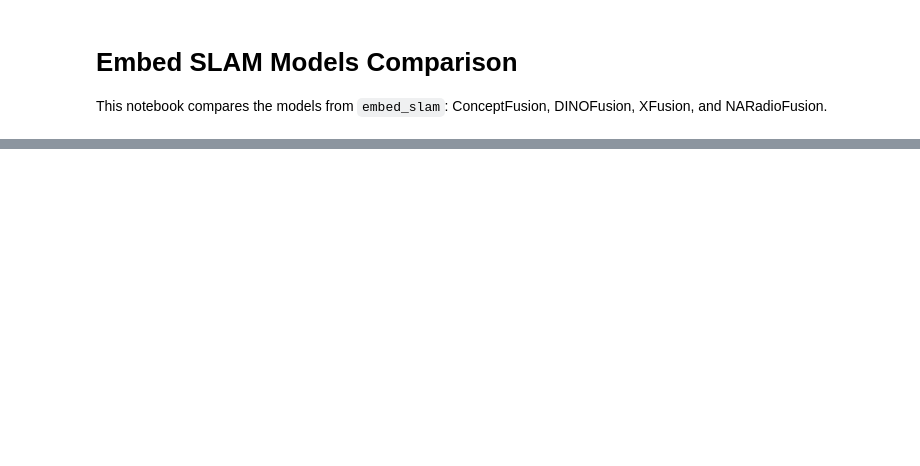
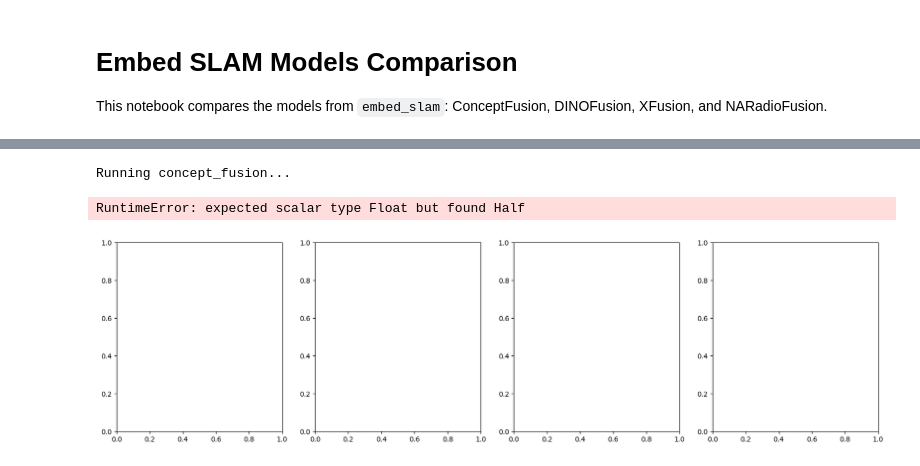
Before and after one commit to bjoernellens1/vlm_eval_framework, a Jupyter notebook: notebooks/embed_slam_comparison.ipynb, the cells around one changed output, grey strips where cells are left out. Drawn from its saved outputs; the diff is of its cells as text; code cells hidden in the pictures; blank space fills up the shorter version.

```diff
--- a/notebooks/embed_slam_comparison.ipynb
+++ b/notebooks/embed_slam_comparison.ipynb
@@ -53,33 +74,38 @@ print("Image tensor shape:", image_tensor.shape)
 # %%
 # Run Inference and Compare
 text_query = "chair"
 
 fig, axes = plt.subplots(1, len(models), figsize=(20, 5))
 if len(models) == 1:
     axes = [axes]
 
 for i, (name, model) in enumerate(models.items()):
     print(f"Running {name}...")
     with torch.no_grad():
         # Get image features
         features = model(image_tensor) # (B, C, H, W)
 
         # Get text features
         text_emb = model.encode_text([text_query]) # (1, C)
 
         # Compute similarity
         # features: (1, C, H, W)
         # text_emb: (1, C)
         sim = torch.einsum("bchw,bc->bhw", features, text_emb)
 
         sim_map = sim[0].cpu().numpy()
 
         axes[i].imshow(sim_map, cmap="jet")
         axes[i].set_title(f"{name} - '{text_query}'")
         axes[i].axis("off")
+    torch.cuda.empty_cache()
 
 plt.tight_layout()
 plt.show()
+# %% [output]
+Running concept_fusion...
+RuntimeError: expected scalar type Float but found Half
+[figure, added]
 # %%
 import math
 import numpy as np
```
Also changed, not shown: parts of 6 cells of this notebook, 1 other file.
